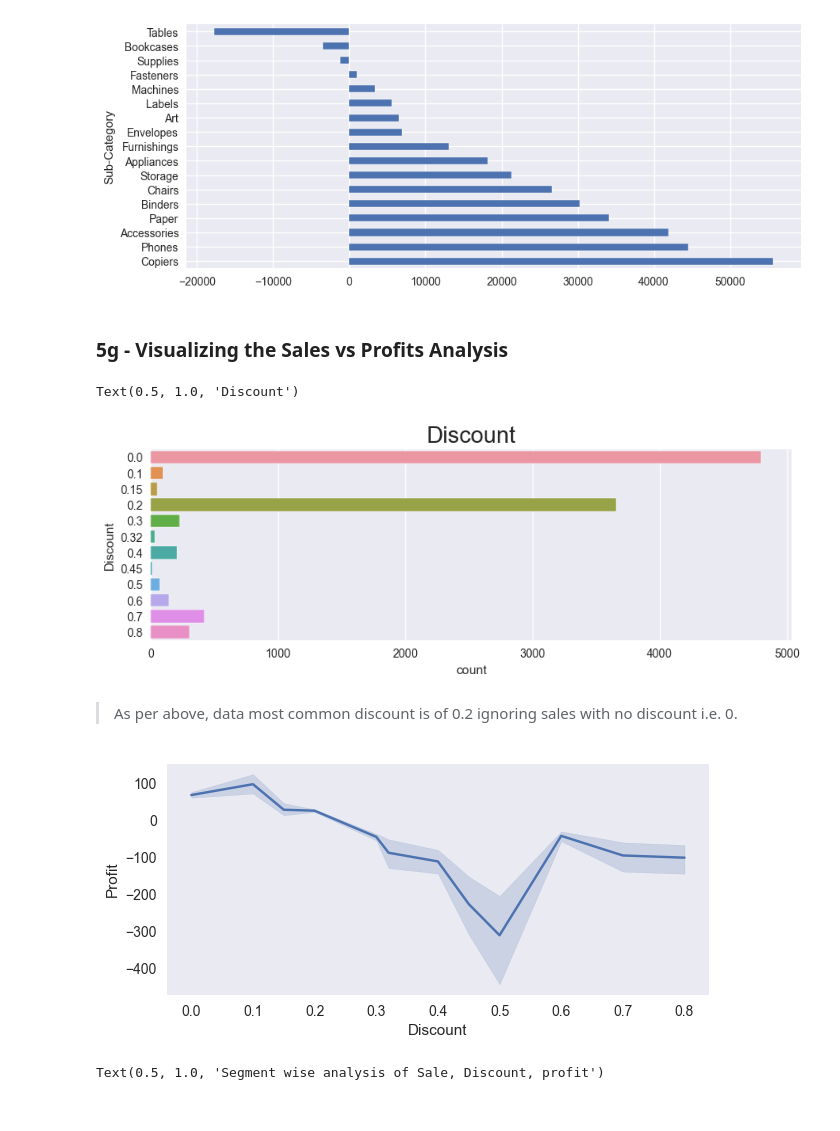
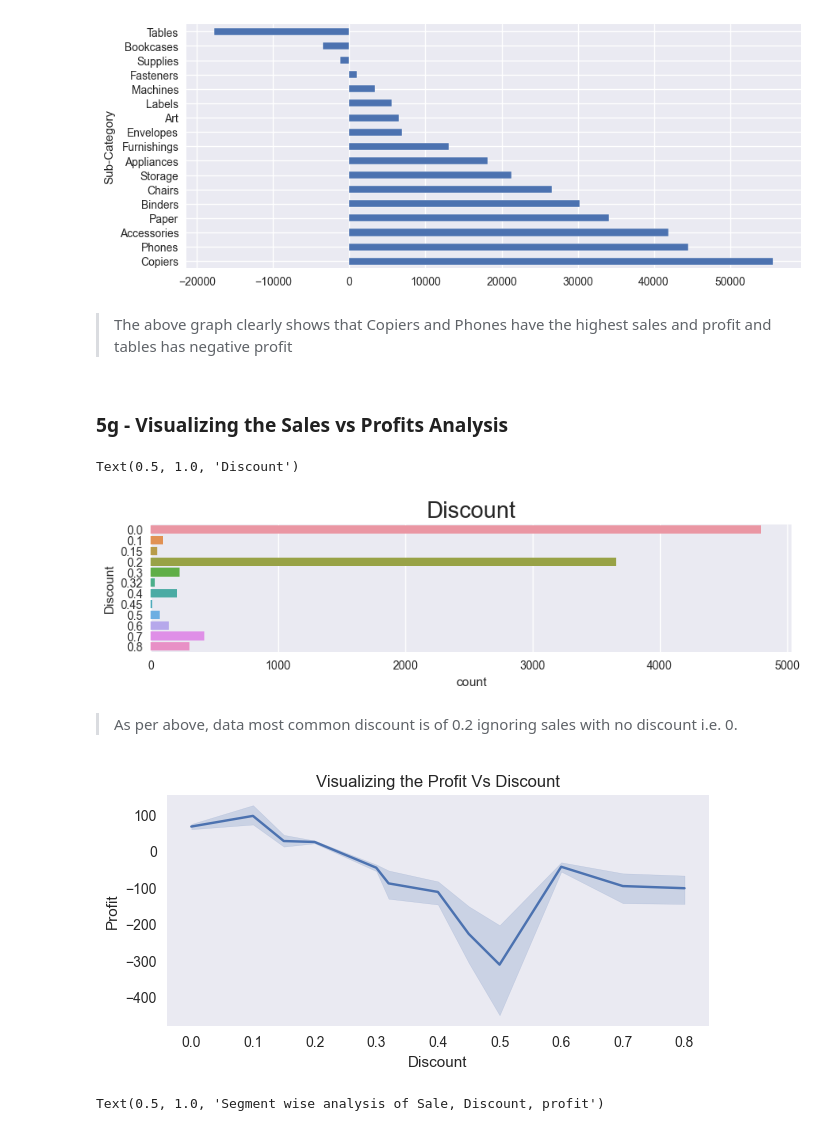
Before and after one commit to PranshuSingh256/Sparks-Foundation-Tasks, a Jupyter notebook: T3 Retail.ipynb, the cells around one changed output. Cells and saved outputs as stored; diff of their text form; code cells hidden in the pictures.

```diff
--- a/T3 Retail.ipynb
+++ b/T3 Retail.ipynb
@@ -327,24 +325,27 @@ statewise.plot.barh() # h for horizontal
 # %% [output]
 <Axes: ylabel='Sub-Category'>
 [figure]
+# %% [markdown]
+
+> The above graph clearly shows that Copiers and Phones have the highest sales and profit and tables has negative profit
 # %% [markdown]
 ### 5g - Visualizing the Sales vs Profits Analysis
 # %%
-plt.figure(figsize=(10,3))
+plt.figure(figsize=(10,2))
 sns.countplot(y='Discount', data=store_data)
 plt.title('Discount',fontsize=20)
 # %% [output]
 Text(0.5, 1.0, 'Discount')
-[figure, old version]
+[figure, new version]
 # %% [markdown]
 > As per above, data most common discount is of 0.2 ignoring sales with no discount i.e. 0.
 # %%
-#Visualizing the discount
 plt.figure(figsize=(7,3))
 sns.lineplot(x=store_data['Discount'], y=store_data['Profit'], data=store_data)
+plt.title('Visualizing the Profit Vs Discount')
 plt.grid()
 # %% [output]
-[figure, old version]
+[figure, new version]
 # %%
 df_seg = store_data.groupby(['Segment'])[['Sales', 'Discount', 'Profit']].mean()
 df_seg.plot.pie(subplots=True, autopct='%1.1f%%', figsize=(18, 20), startangle=90, shadow=True, labels = df_seg.index)
```
Also changed, not shown: parts of 16 cells of this notebook, 1 other file.
